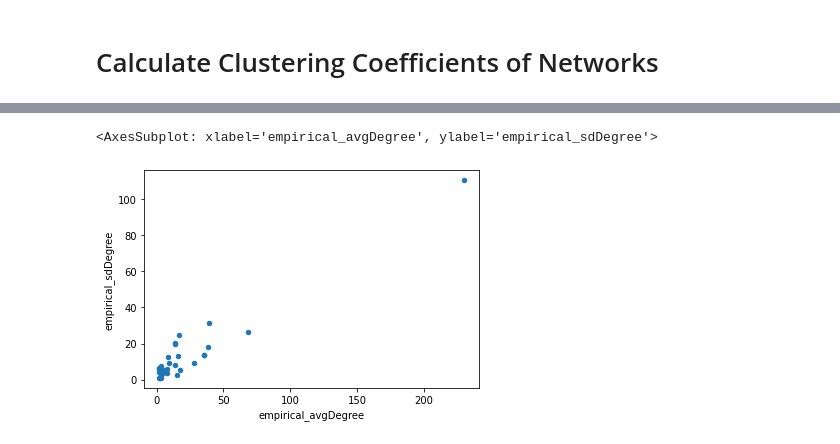
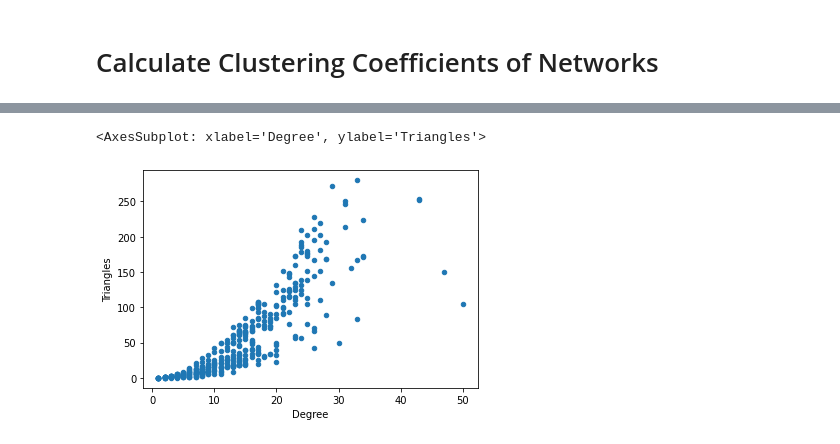
Before and after one commit to rajan-shankar/Seeding-in-Social-Networks, a Jupyter notebook: mass_data/Calculate Triangles Automated-Copy1.ipynb, the cells around one changed output, grey strips where cells are left out. Cells and saved outputs as stored; diff of their text form; code cells hidden in the pictures.

```diff
--- a/mass_data/Calculate Triangles Automated-Copy1.ipynb
+++ b/mass_data/Calculate Triangles Automated-Copy1.ipynb
@@ -331,5 +332,5 @@ pd.DataFrame([individualDegree_random_BA[1], individualClustering_random_BA[1]])
-# %%
-clusteringData.plot(x = "empirical_avgDegree", y = "empirical_sdDegree", kind = "scatter")
-# %% [output]
-<AxesSubplot: xlabel='empirical_avgDegree', ylabel='empirical_sdDegree'>
-[figure, removed]
+# %%
+pd.DataFrame([individualDegree_empirical[12], individualTriangle_empirical[12]]).T.rename(columns= {0:"Degree", 1: "Triangles"}).plot(x = "Degree", y = "Triangles", kind = "scatter")
+# %% [output]
+<AxesSubplot: xlabel='Degree', ylabel='Triangles'>
+[figure, added]
```
Also changed, not shown: parts of 14 cells of this notebook, 9 other files.
